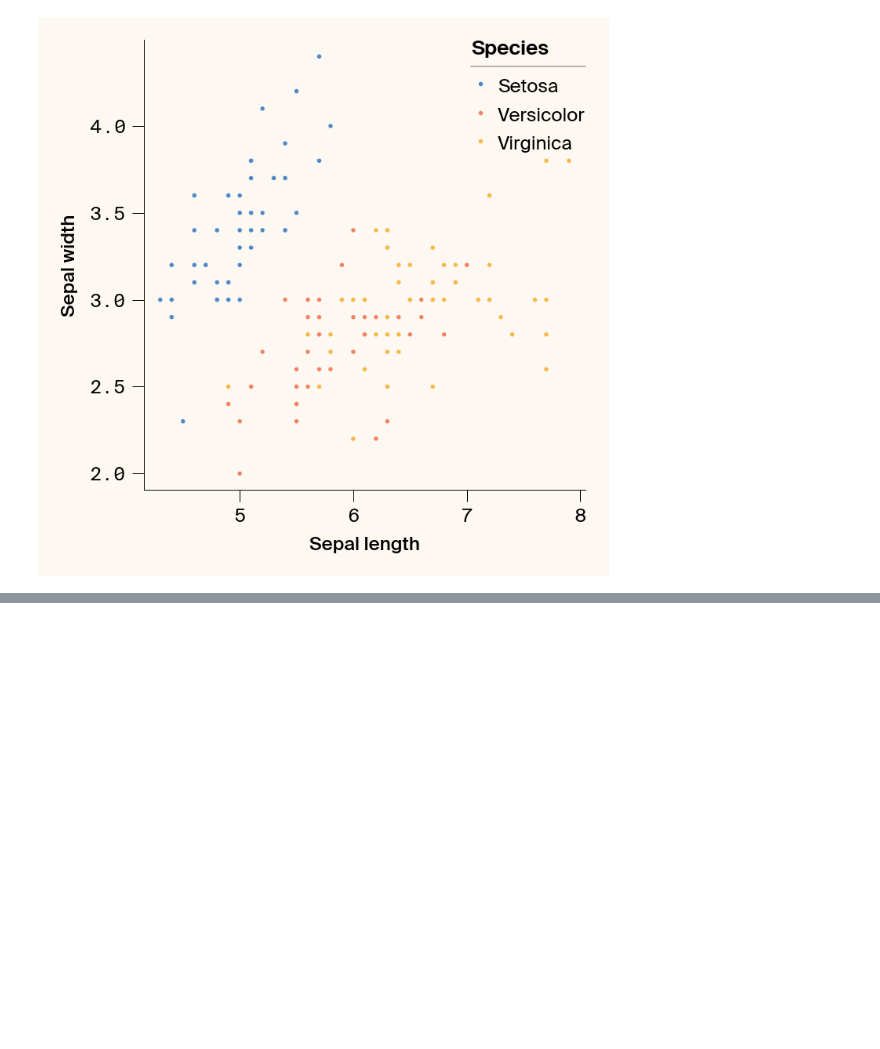
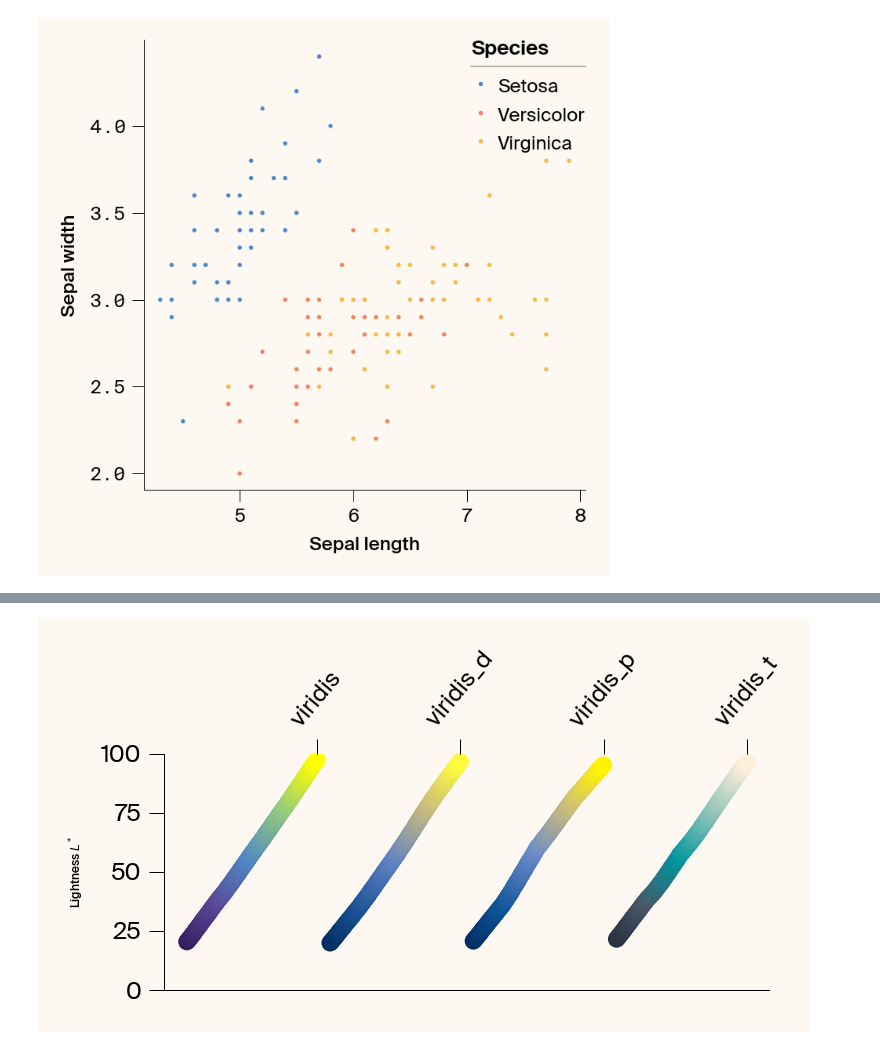
Before and after one commit to Arcadia-Science/arcadia-pycolor, a Jupyter notebook: usage_example.ipynb, the cells around one changed output, grey strips where cells are left out. Cells and saved outputs as stored; diff of their text form; code cells hidden in the pictures; blank space fills up the shorter version.

```diff
--- a/usage_example.ipynb
+++ b/usage_example.ipynb
@@ -385,0 +452,4 @@ plt.show()
+# %%
+apc.cvd.simulate_gradient_lightness(apc.gradients.viridis, figsize=(10, 5))
+# %% [output]
+[figure, added]
```
Also changed, not shown: parts of 8 cells of this notebook, 11 other files.
